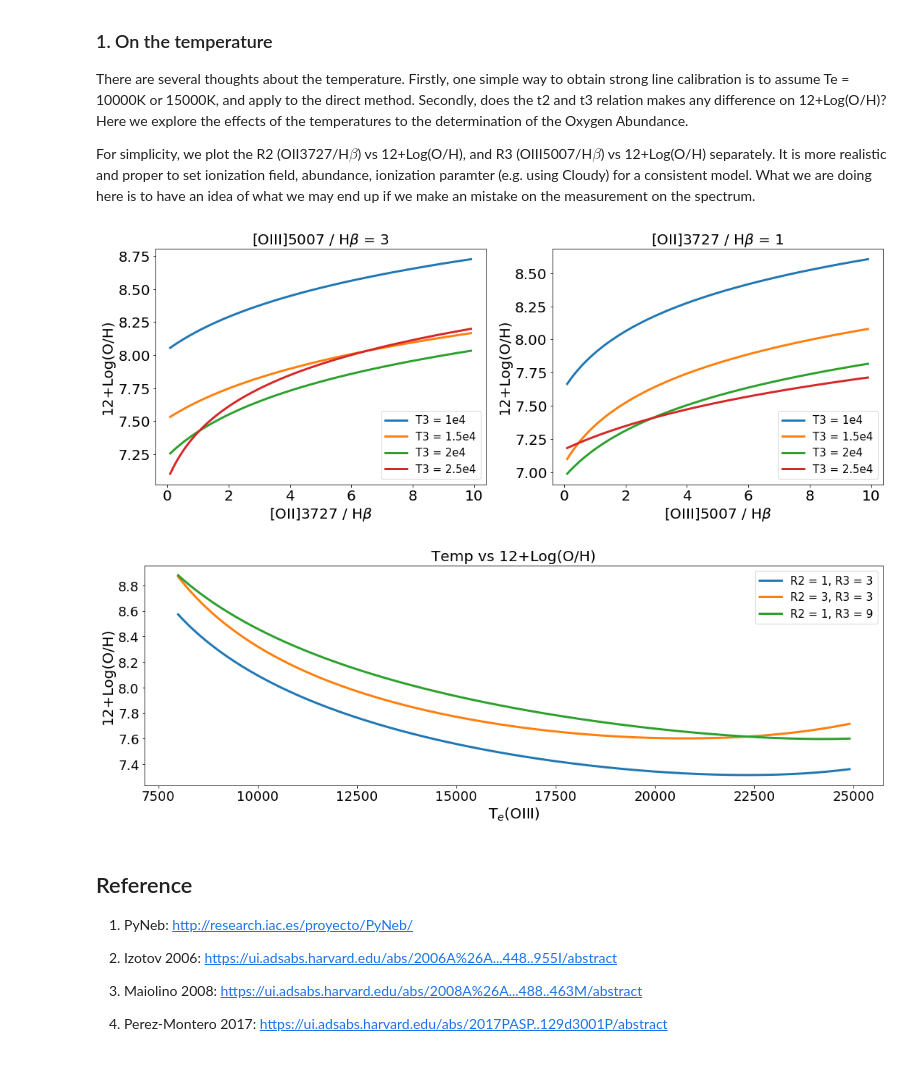
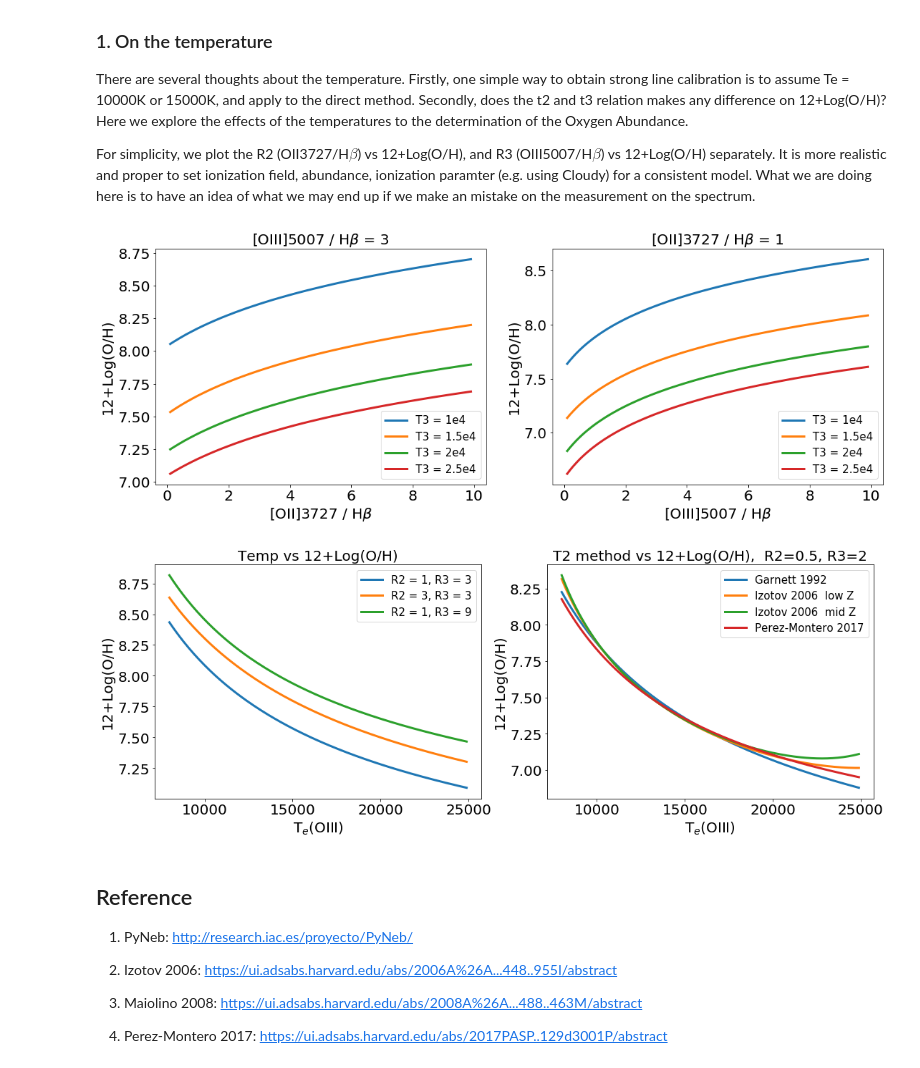
Before and after one commit to lin00025/astro_notebook, a Jupyter notebook: OxygenAbundance.ipynb, the cells around one changed output. Drawn from its saved outputs; the diff is of its cells as text; code cells hidden in the pictures.

```diff
--- a/OxygenAbundance.ipynb
+++ b/OxygenAbundance.ipynb
@@ -121,7 +121,7 @@ plt.show()
 ## All in the unit of 1000 K
 
 # Garnett 1992
-t2 = lambda t3: 0.7*t3+0.3
+t2_linear = lambda t3: 0.7*t3+0.3
 
 # Izotov 2006,  low Z (~7.2)
 t2_lowZ = lambda t3: -0.577 +t3*(2.065-0.498*t3)
@@ -140,7 +140,7 @@ plotstyle()
 
 
 x = T3*1e-4
-ax.plot(x, t2(x), lw=3,label = 'Garnett 1992')
+ax.plot(x, t2_linear(x), lw=3,label = 'Garnett 1992')
 ax.plot(x, t2_lowZ(x),lw=3, label = 'Izotov 2006  low Z')
 ax.plot(x, t2_midZ(x), lw=3,label = 'Izotov 2006  mid Z')
 ax.plot(x, t2_P2017(x), lw=3,label = 'Perez-Montero 2017')
@@ -182,19 +182,20 @@ $$
 ### Since Oxygen  has similar ionization energy has Hygroden, Oxygen should all be ionized in the HII region, and O$^{+++}$ is very rare (<1%) in the HII region at that temperature range (< 20000 K ).
 # %%
 ## Izotov 2006
-def OA(Hb, OII, OIII, t3):  #def OA(R2, R3, t3):
+def OA(Hb, OII, OIII, t3, i_t2 = 0):  #def OA(R2, R3, t3):
     # t3 is in the unit of 1e4 K
     R2 = OII/Hb
     R3 = OIII/Hb
-    t2 = 0.7*t3+0.3
+
     logO1H = -12 + np.log10(R2) + 5.961 + 1.672/t2 -0.40*np.log10(t2) - 0.034*t2
     logO2H = -12 + np.log10(R3) + 6.200 + 1.251/t3 - 0.55*np.log10(t3) - 0.014*t3
 
     Oa = 12+np.log10(10**(logO1H)+10**(logO2H))
     return Oa
 
-def OA_ratio(R2, R3, t3):
-    t2 = t2_midZ(t3)
+def OA_ratio(R2, R3, t3, i_t2 = 0):
+    t2m = [t2_linear, t2_lowZ, t2_midZ, t2_P2017 ]
+    t2 = t2m[i_t2](t3)
     logO1H = -12 + np.log10(R2) + 5.961 + 1.672/t2 -0.40*np.log10(t2) - 0.034*t2
     logO2H = -12 + np.log10(R3) + 6.200 + 1.251/t3 - 0.55*np.log10(t3) - 0.014*t3
 
@@ -264,46 +265,62 @@ ax1.plot(x, y(2)  , lw=3, label = 'T3 = 2e4')
 ax1.plot(x, y(2.5), lw=3, label = 'T3 = 2.5e4')
 
 ax1.set_xlabel(r'[OII]3727 / H$\beta$')
 ax1.set_ylabel('12+Log(O/H)')
 ax1.set_title(r'[OIII]5007 / H$\beta$ = 3', fontsize = 20)
 
 
-
 x = R3
-
 y = lambda t3 : OA_ratio(1, R3*1.33, t3 )
 ax2.plot(x, y(1)  , lw=3, label = 'T3 = 1e4')
 ax2.plot(x, y(1.5), lw=3, label = 'T3 = 1.5e4')
 ax2.plot(x, y(2)  , lw=3, label = 'T3 = 2e4')
 ax2.plot(x, y(2.5), lw=3, label = 'T3 = 2.5e4')
 
 ax2.set_xlabel(r'[OIII]5007 / H$\beta$')
 ax2.set_ylabel('12+Log(O/H)')
 ax2.set_title(r'[OII]3727 / H$\beta$ = 1', fontsize = 20)
 
 
 ax1.legend(fontsize=15)
 ax2.legend(fontsize=15)
 plt.show()
 
 
+
+
+fig = plt.figure( figsize = (18, 6))
+ax1 = fig.add_subplot(121)
+ax2 = fig.add_subplot(122)
+axstyle(ax1); axstyle(ax2)
+
+
 tem = np.arange(0.8, 2.5, 0.01)
-plt.figure( figsize = (18, 5.5))
-plotstyle()
 
-plt.plot( tem*1e4, OA_ratio(1, 3, tem), lw=3, label='R2 = 1, R3 = 3' )
+ax1.plot( tem*1e4, OA_ratio(1, 3, tem), lw=3, label='R2 = 1, R3 = 3' )
+ax1.plot( tem*1e4, OA_ratio(3, 3, tem), lw=3, label='R2 = 3, R3 = 3' )
+ax1.plot( tem*1e4, OA_ratio(1, 9, tem), lw=3, label='R2 = 1, R3 = 9' )
+ax1.set_title('Temp vs 12+Log(O/H)', fontsize=20)
+ax1.set_xlabel(r'T$_e$(OIII)')
+ax1.set_ylabel('12+Log(O/H)')
+ax1.legend(fontsize=15)
 
-plt.plot( tem*1e4, OA_ratio(3, 3, tem), lw=3, label='R2 = 3, R3 = 3' )
 
-plt.plot( tem*1e4, OA_ratio(1, 9, tem), lw=3, label='R2 = 1, R3 = 9' )
-plt.title('Temp vs 12+Log(O/H)', fontsize=20)
-plt.xlabel(r'T$_e$(OIII)')
-plt.ylabel('12+Log(O/H)')
-plt.legend(fontsize=15)
+ax2.plot( tem*1e4, OA_ratio(0.5, 2, tem, i_t2=0), lw=3, label='Garnett 1992' )
+ax2.plot( tem*1e4, OA_ratio(0.5, 2, tem, i_t2=1), lw=3, label='Izotov 2006  low Z' )
+ax2.plot( tem*1e4, OA_ratio(0.5, 2, tem, i_t2=2), lw=3, label='Izotov 2006  mid Z' )
+ax2.plot( tem*1e4, OA_ratio(0.5, 2, tem, i_t2=3), lw=3, label='Perez-Montero 2017' )
+ax2.set_title('T2 method vs 12+Log(O/H),  R2=0.5, R3=2', fontsize=20)
+ax2.set_xlabel(r'T$_e$(OIII)')
+ax2.set_ylabel('12+Log(O/H)')
+ax2.legend(fontsize=15)
+
+
+ax1.legend(fontsize=15)
+ax2.legend(fontsize=15)
 plt.show()
 # %% [output]
-[figure, old version]
+[figure, new version]
-[figure, old version]
+[figure, new version]
 # %% [markdown]
 ## Reference
 
```
